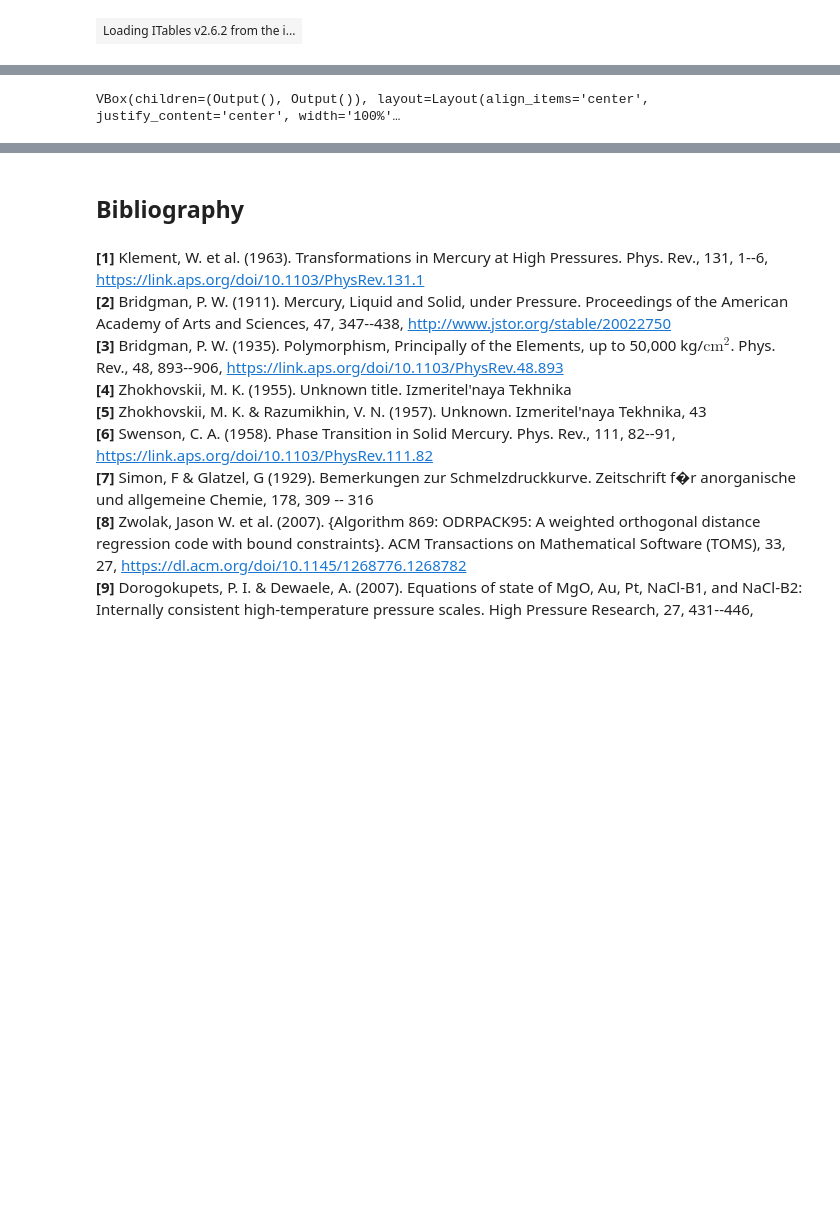
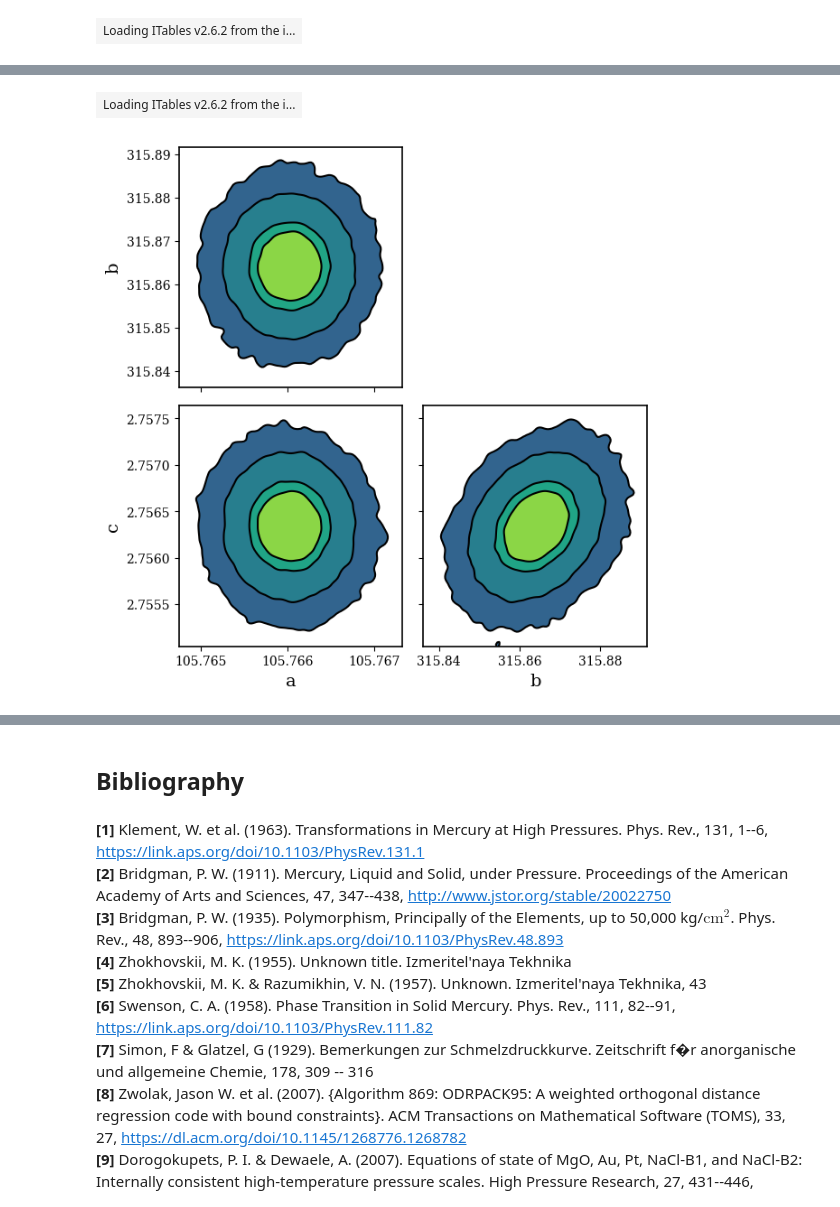
Before and after one commit to olivertlord/Hg-liquid, a Jupyter notebook: Hg_melting.ipynb, the cells around one changed output, grey strips where cells are left out. Drawn from its saved outputs; the diff is of its cells as text; code cells hidden in the pictures; blank space fills up the shorter version.

```diff
--- a/Hg_melting.ipynb
+++ b/Hg_melting.ipynb
@@ -595,10 +621,20 @@ def EMGD(T, V, params, T0=298.15, n_atoms=2):
     def Eqh(theta, T_in, n_at):
         """
         Quasi-harmonic energy E_qh(V, T) (eq. 7), J/mol.
+
+        Avoids ``np.vectorize`` (a Python loop with extra overhead) — the
+        scalar branch covers the common case (T is a Python float) and the
+        array branch loops directly via ``fromiter``.
         """
         theta = float(theta)
         T_arr = np.asarray(T_in, dtype=float)
-        D_vals = np.vectorize(lambda Ti: debye_D(theta / max(Ti, 1e-12)))(T_arr)
+        if T_arr.ndim == 0:
+            D_vals = debye_D(theta / max(float(T_arr), 1e-12))
+        else:
+            D_vals = np.fromiter(
+                (debye_D(theta / max(float(Ti), 1e-12)) for Ti in T_arr.ravel()),
+                dtype=float, count=T_arr.size,
+            ).reshape(T_arr.shape)
         return 3.0 * n_at * R * ((3.0 * theta) / 8.0 + T_arr * D_vals)
 
     # Quasi-harmonic contribution (no zero-point removal needed here—handled by Δ to T0)
@@ -1945,75 +1978,55 @@ for u in ufloats:
     formatted_errors.append(error_str.strip())
 
 df_k = pd.DataFrame(
     {
         "Parameter": param_names_k,
         "Estimate": formatted_values,
         "Standard Error": formatted_errors,
     }
 )
 
 # Posterior sampling from covariance
 with warnings.catch_warnings():
     warnings.filterwarnings(
         "ignore",
         message="covariance is not symmetric positive-semidefinite",
         category=RuntimeWarning,
     )
     samples = np.random.multivariate_normal(mean=beta_k, cov=cov_k, size=100_000)
 
 idata = az.from_dict(
     posterior={"a": samples[:, 0], "b": samples[:, 1], "c": samples[:, 2]}
 )
 
 # Truncate Viridis for improved contrast in KDE contours
 viridis_trunc = mcolors.LinearSegmentedColormap.from_list(
     "viridis_trunc", plt.cm.viridis(np.linspace(0.3, 1.0, 256))
 )
 
-# Centered display: table over figure
-out_table = Output()
-out_fig = Output()
-
-# --- Table ---
-with out_table:
-    show(df_k, scrollX=False, style="margin: 0 auto; text-align: center;")
-
-# --- Figure ---
-with out_fig:
-    figsize = consistent_figsize(2, 2, panel_w=3, panel_h=3, wspace=0.1, hspace=0.1)
-    ax = az.plot_pair(
-        idata,
-        var_names=["a", "b", "c"],
-        kind="kde",
-        marginals=False,
-        figsize=figsize,
-        textsize=12,
-        kde_kwargs={
-            "hdi_probs": [0.5, 0.6827, 0.9545, 0.9973],
-            "contourf_kwargs": {"cmap": viridis_trunc},
-            "contour_kwargs": {"colors": "k"},
-        },
-    )
-    plt.subplots_adjust(wspace=0.1, hspace=0.1)
-    for a_ax in np.array(ax).ravel():
-        a_ax.tick_params(axis="both", labelsize=10)
-        a_ax.xaxis.label.set_size(14)
-        a_ax.yaxis.label.set_size(14)
-    plt.tight_layout()
-    plt.show()
-    plt.close()  # prevent duplicate auto-rendering
-
-# --- Combine and display (centered vertically and horizontally) ---
-display(
-    VBox(
-        [out_table, out_fig],
-        layout=Layout(
-            align_items="center",
-            justify_content="center",
-            width="100%"
-        ),
-    )
+show(df_k, scrollX=False, style="margin: 0 auto; text-align: center;")
+figsize = consistent_figsize(2, 2, panel_w=3, panel_h=3, wspace=0.1, hspace=0.1)
+ax = az.plot_pair(
+    idata,
+    var_names=["a", "b", "c"],
+    kind="kde",
+    marginals=False,
+    figsize=figsize,
+    textsize=12,
+    kde_kwargs={
+        "hdi_probs": [0.5, 0.6827, 0.9545, 0.9973],
+        "contourf_kwargs": {"cmap": viridis_trunc},
+        "contour_kwargs": {"colors": "k"},
+    },
 )
+plt.subplots_adjust(wspace=0.1, hspace=0.1)
+for a_ax in np.array(ax).ravel():
+    a_ax.tick_params(axis="both", labelsize=10)
+    a_ax.xaxis.label.set_size(14)
+    a_ax.yaxis.label.set_size(14)
+plt.tight_layout()
+plt.show()
+plt.close()  # prevent duplicate auto-rendering
 # %% [output]
-VBox(children=(Output(), Output()), layout=Layout(align_items='center', justify_content='center', width='100%'…
+| Loading ITables v2.6.2 from the i... |
+[figure, added]
 # %% [markdown]
```
Also changed, not shown: parts of 9 cells of this notebook, 1 other file.
